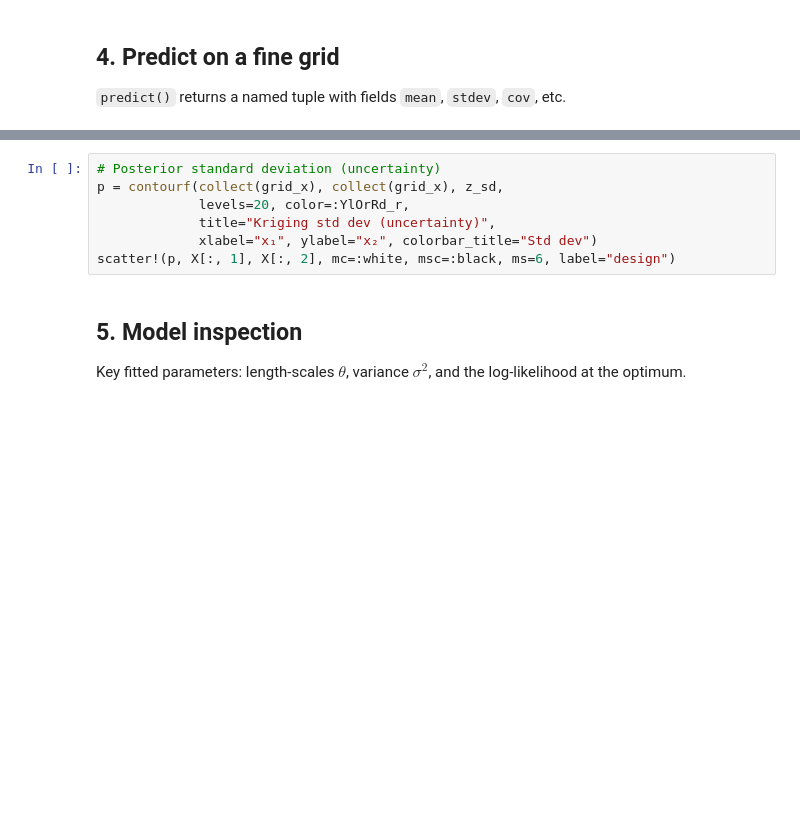
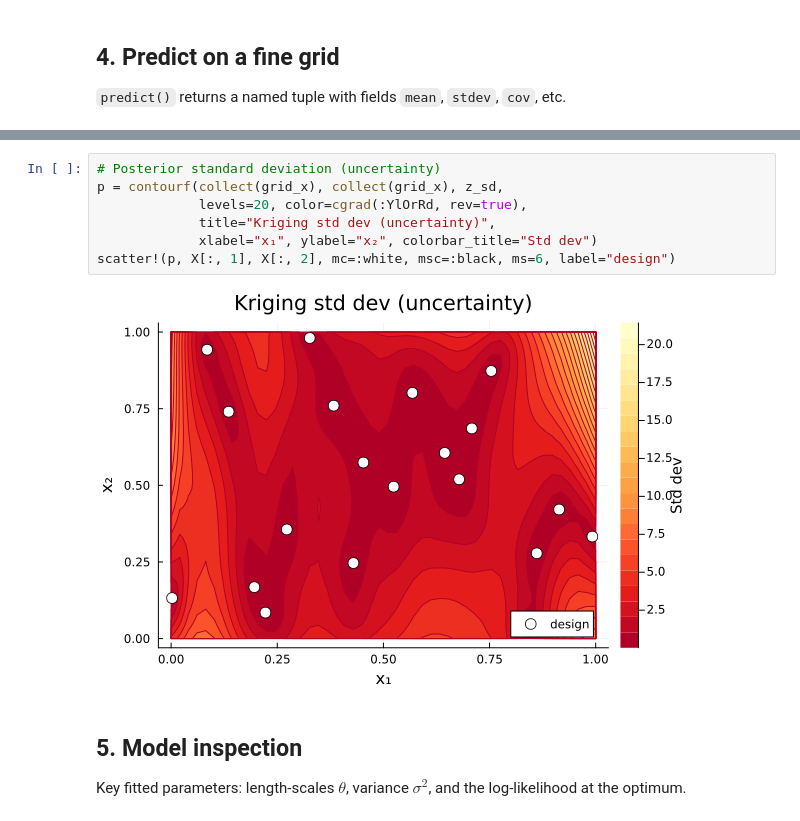
Before and after one commit to libKriging/libKriging, a Jupyter notebook: bindings/Julia/kriging_branin2d_julia.ipynb, the cells around one changed output, grey strips where cells are left out. Saved outputs shown, nothing was run; the diff lists cells and outputs as text; blank space fills up the shorter version.

```diff
--- a/bindings/Julia/kriging_branin2d_julia.ipynb
+++ b/bindings/Julia/kriging_branin2d_julia.ipynb
@@ -109,10 +127,12 @@ plot(p1, p2, layout=(1, 2), size=(900, 350))
 # %%
 # Posterior standard deviation (uncertainty)
 p = contourf(collect(grid_x), collect(grid_x), z_sd,
-             levels=20, color=:YlOrRd_r,
+             levels=20, color=cgrad(:YlOrRd, rev=true),
              title="Kriging std dev (uncertainty)",
              xlabel="x₁", ylabel="x₂", colorbar_title="Std dev")
 scatter!(p, X[:, 1], X[:, 2], mc=:white, msc=:black, ms=6, label="design")
+# %% [output]
+[figure, added]
 # %% [markdown]
 ## 5. Model inspection
 
```
Also changed, not shown: parts of 7 cells of this notebook, 11 other files.
